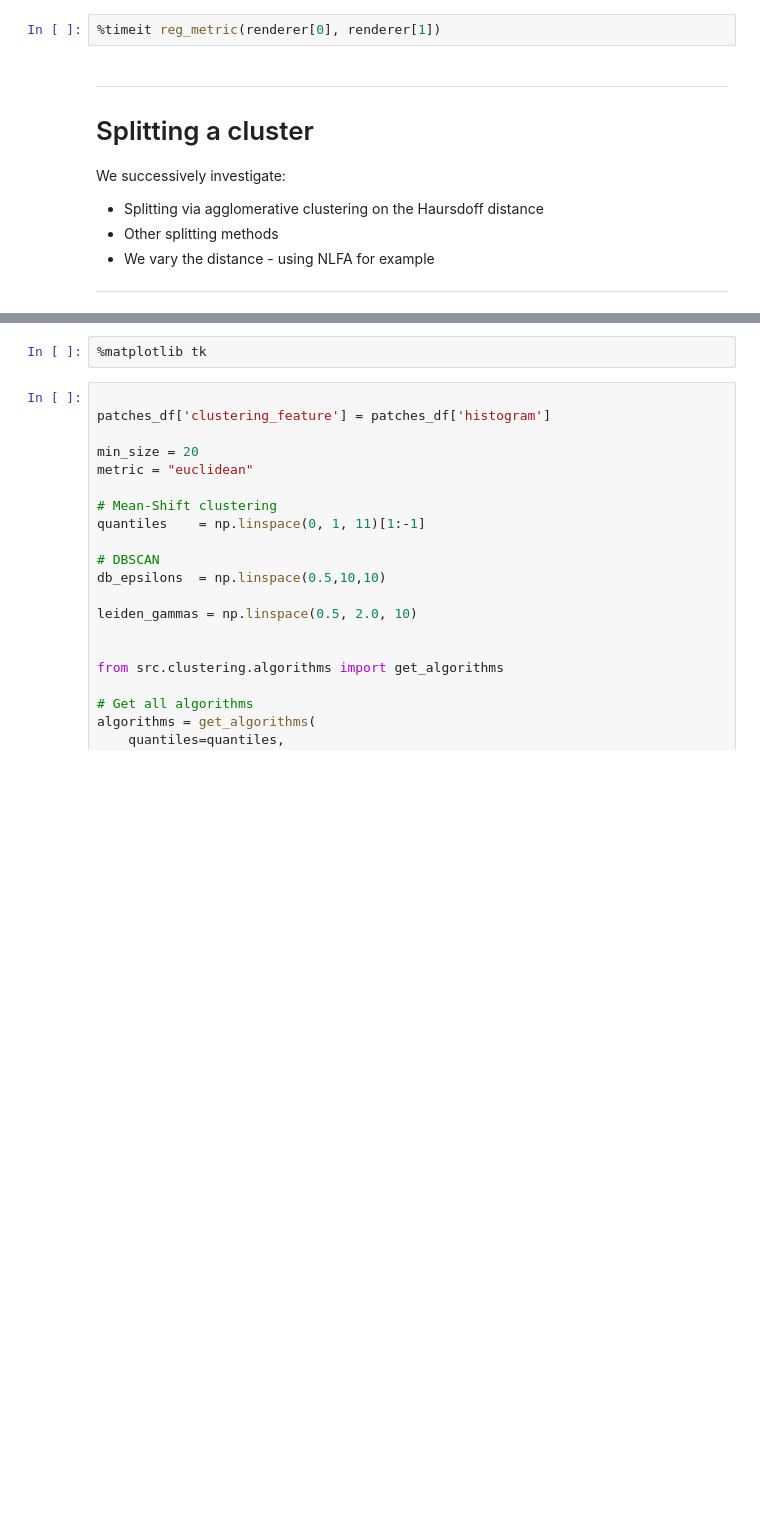
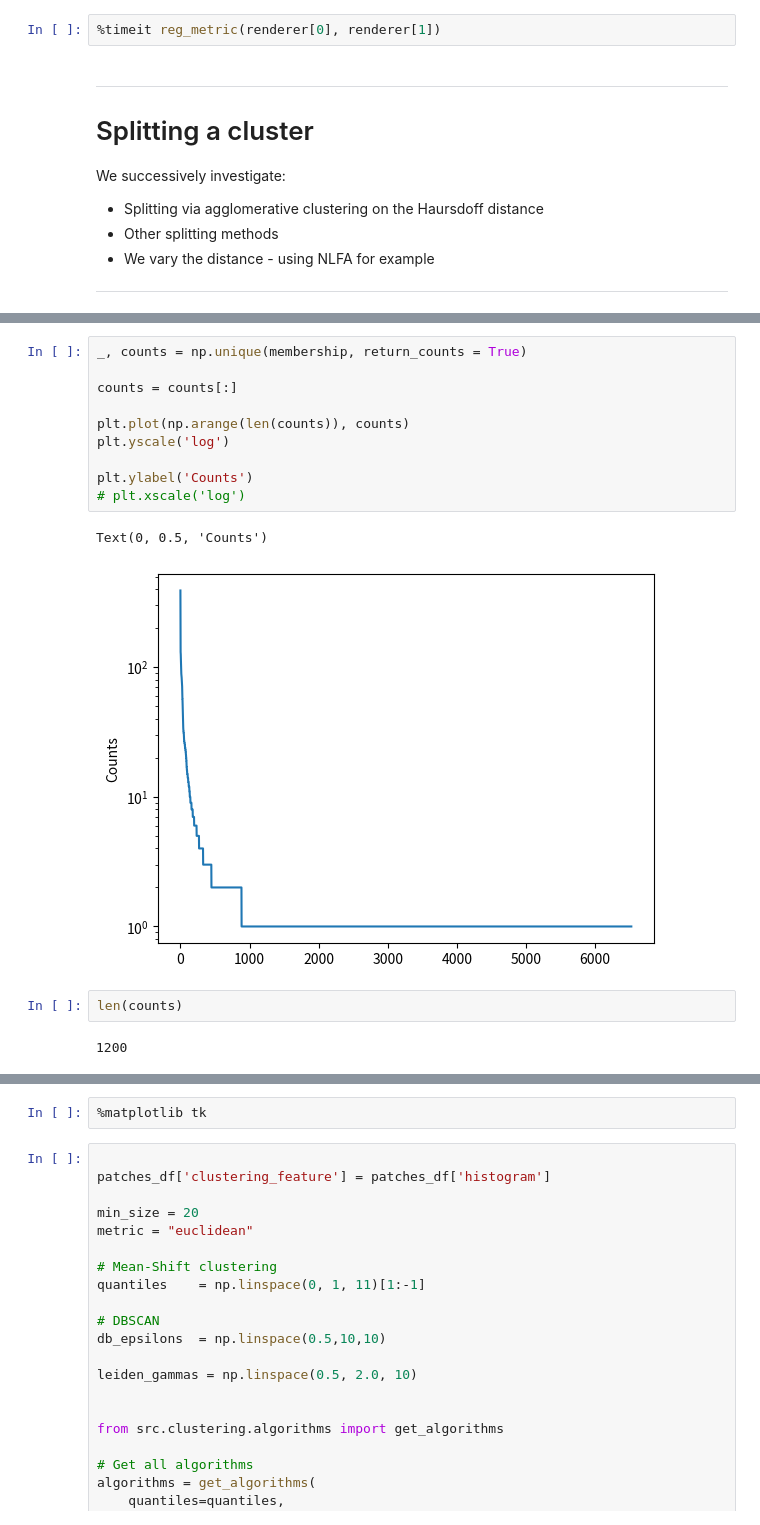
Before and after one commit to mathis-wauquiez/OCRProject, a Jupyter notebook: notebooks/Test_Graph_Split.ipynb, the cells around one changed output, grey strips where cells are left out. Drawn from its saved outputs; the diff is of its cells as text; blank space fills up the shorter version.

```diff
--- a/notebooks/Test_Graph_Split.ipynb
+++ b/notebooks/Test_Graph_Split.ipynb
@@ -298,3 +358,20 @@ ______
+# %%
+_, counts = np.unique(membership, return_counts = True)
+
+counts = counts[:]
+
+plt.plot(np.arange(len(counts)), counts)
+plt.yscale('log')
+
+plt.ylabel('Counts')
+# plt.xscale('log')
+# %% [output]
+Text(0, 0.5, 'Counts')
+[figure, added]
+# %%
+len(counts)
+# %% [output]
+1200
 # %%
 from scipy.cluster.hierarchy import dendrogram, linkage, fcluster
 from scipy.spatial.distance import squareform
```
Also changed, not shown: parts of 13 cells of this notebook, 39 other files.
